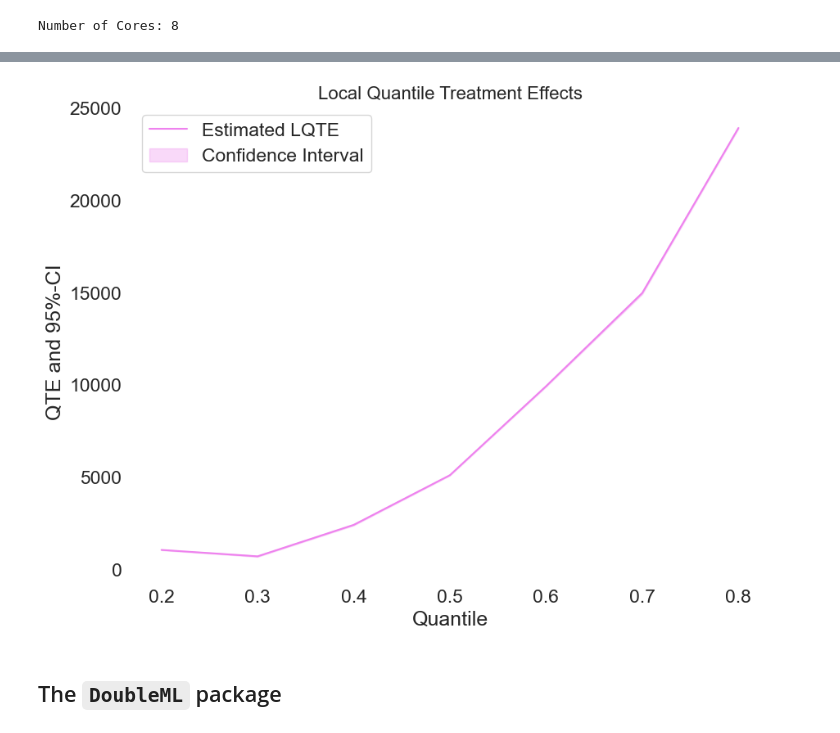
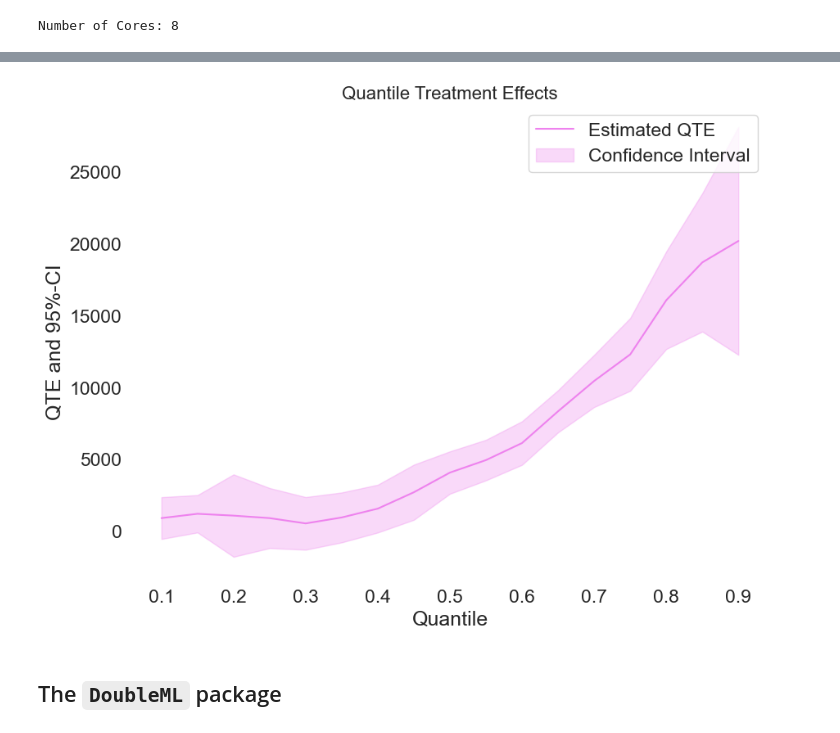
Before and after one commit to DoubleML/doubleml-docs, a Jupyter notebook: doc/examples/py_double_ml_pension_qte.ipynb, the cells around one changed output, grey strips where cells are left out. Cells and saved outputs as stored; diff of their text form; code cells hidden in the pictures.

```diff
--- a/doc/examples/py_double_ml_pension_qte.ipynb
+++ b/doc/examples/py_double_ml_pension_qte.ipynb
@@ -129,12 +135,13 @@ data_dml_base = dml.DoubleMLData(data,
 n_cores = multiprocessing.cpu_count()
 print(f"Number of Cores: {n_cores}")
 
-tau_vec = np.arange(0.2,0.9,0.1)
-n_folds = 2
+tau_vec = np.arange(0.1,0.95,0.05)
+#tau_vec = [0.25, 0.5, 0.75]
+n_folds = 5
 
 # Random Forest
-learner_1 = RandomForestClassifier(
-    n_estimators=500, max_depth=20, max_features=5, min_samples_leaf=3)
+learner = RandomForestClassifier(
+    n_estimators=100, max_depth=10, max_features=5, min_samples_leaf=10)
 # %% [output]
 Number of Cores: 8
 # %%
@@ -226,10 +243,10 @@ _ = fig.supylabel('Potential Quantile and 95%-CI')
 # %%
 np.random.seed(42)
-dml_LQTE = dml.DoubleMLQTE(data_dml_base,
-                           ml_g=learner,ml_m=learner,
+dml_QTE = dml.DoubleMLQTE(data_dml_base,
+                           ml_g=clone(learner),ml_m=clone(learner),
                            quantiles=tau_vec, n_rep=1,
-                           score='PQ', n_folds=n_folds, trimming_rule="truncate", trimming_threshold=0.1)
-dml_LQTE.fit(n_jobs_cv=n_cores-1)
-LQTE_est = dml_LQTE.coef
-print(dml_LQTE)
+                           score='PQ', n_folds=n_folds, trimming_rule="truncate", trimming_threshold=1e-12)
+dml_QTE.fit(n_jobs_cv=n_cores-1)
+QTE_est = scaler.inverse_transform(dml_QTE.coef.reshape(1,-1))
+print(dml_QTE)
 # %% [output]
@@ -264,5 +262,5 @@ Please also refer to the documentation for alternative solver options:
 # %%
-dml_LQTE.bootstrap(n_rep_boot=2000)
-ci_LQTE = dml_LQTE.confint(level=0.95, joint=True)
-ci_LQTE
+dml_QTE.bootstrap(n_rep_boot=2000)
+ci_QTE = scaler.inverse_transform(dml_QTE.confint(level=0.95, joint=True))
+ci_QTE
 # %% [output]
@@ -277,6 +284,6 @@ ci_LQTE
 # %%
-data = {"Quantile": tau_vec, "DML LQTE": LQTE_est,
-        "DML LQTE lower": ci_LQTE['2.5 %'], "DML LQTE upper": ci_LQTE['97.5 %']}
+data = {"Quantile": tau_vec, "DML QTE": QTE_est[0],
+        "DML QTE lower": ci_QTE[: ,0], "DML QTE upper": ci_QTE[: ,1]}
 df = pd.DataFrame(data)
 print(df)
 # %% [output]
@@ -291,17 +308,17 @@ print(df)
 # %%
 plt.rcParams['figure.figsize'] = 10., 7.5
 fig, ax = plt.subplots()
 ax.grid()
 
-ax.plot(df['Quantile'],df['DML LQTE'], color='violet', label='Estimated LQTE')
-ax.fill_between(df['Quantile'], df['DML LQTE lower'], df['DML LQTE upper'], color='violet', alpha=.3, label='Confidence Interval')
+ax.plot(df['Quantile'],df['DML QTE'], color='violet', label='Estimated QTE')
+ax.fill_between(df['Quantile'], df['DML QTE lower'], df['DML QTE upper'], color='violet', alpha=.3, label='Confidence Interval')
 
 plt.legend()
-plt.title('Local Quantile Treatment Effects', fontsize=16)
+plt.title('Quantile Treatment Effects', fontsize=16)
 plt.xlabel('Quantile')
 _ = plt.ylabel('QTE and 95%-CI')
 # %% [output]
-[figure, old version]
+[figure, new version]
 # %% [markdown]
 ## The `DoubleML` package
 # %% [markdown]
```
Also changed, not shown: parts of 11 cells of this notebook.
